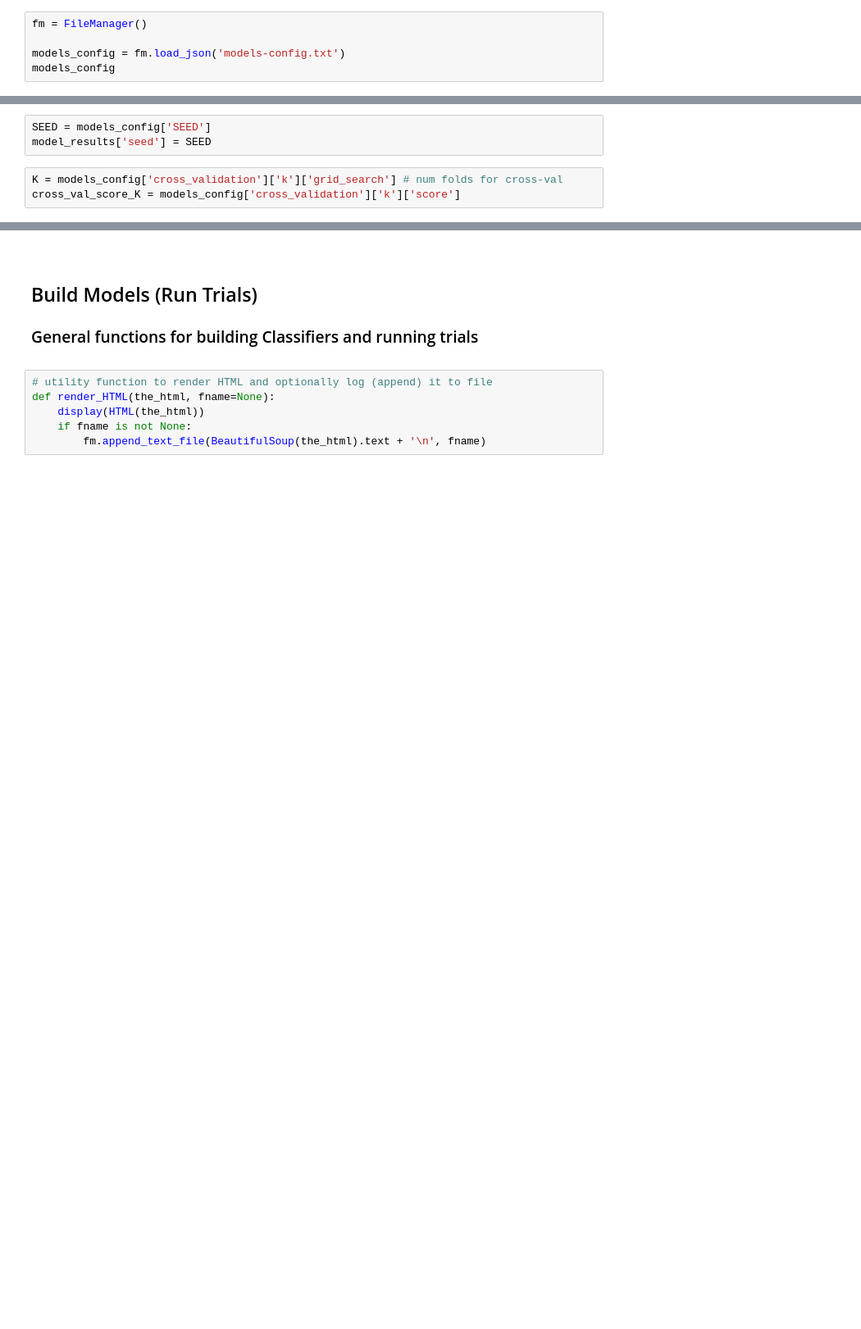
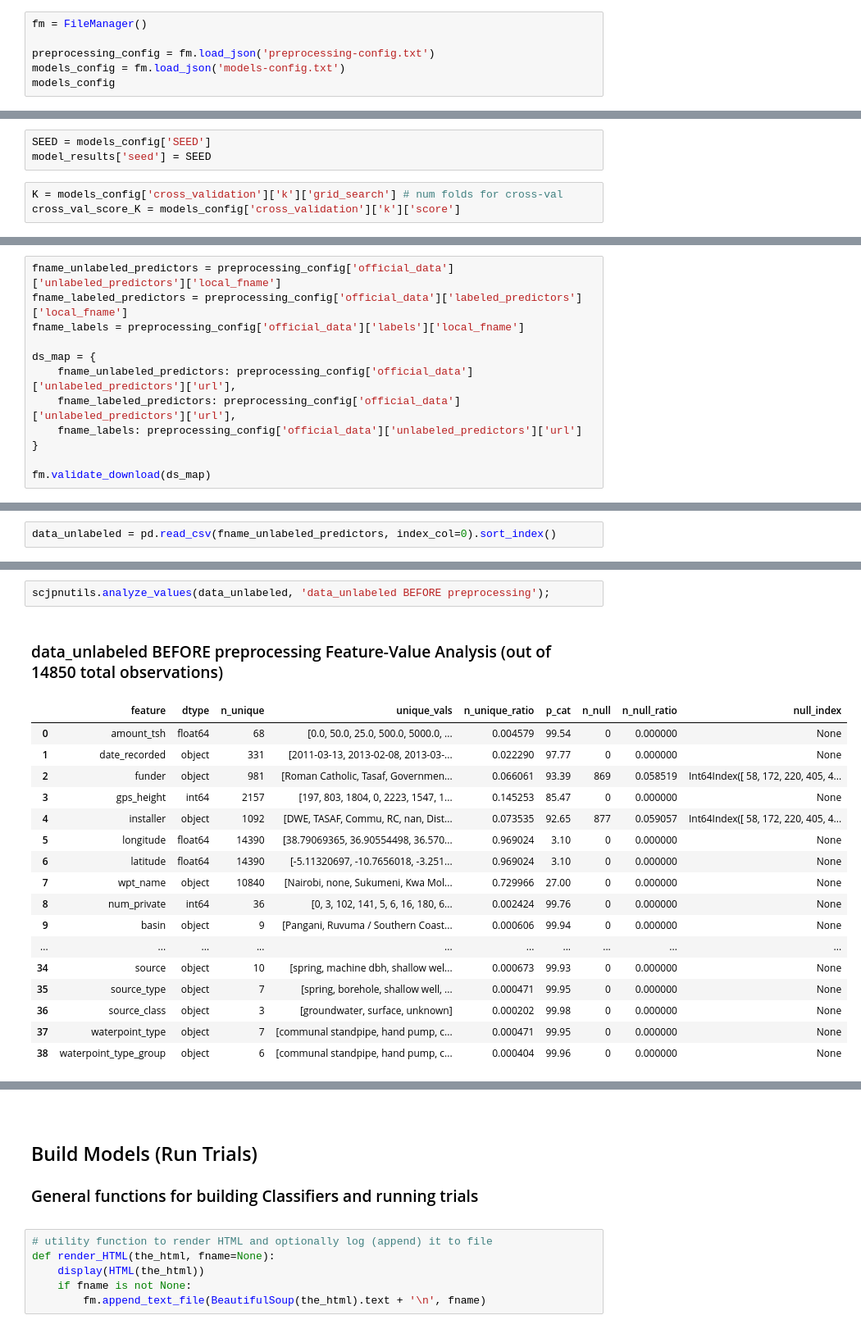
Before and after one commit to sacontreras/dsc-mod-3-project-v2-1-online-ds-sp-000, a Jupyter notebook: models.ipynb, the cells around one changed output, grey strips where cells are left out. Shown at 82% size. Cells and saved outputs as stored; diff of their text form; blank space fills up the shorter version.

```diff
--- a/models.ipynb
+++ b/models.ipynb
@@ -39,6 +42,7 @@ LOG_MODEL_TRIALS = True
 # %%
 fm = FileManager()
 
+preprocessing_config = fm.load_json('preprocessing-config.txt')
 models_config = fm.load_json('models-config.txt')
 models_config
 # %% [output]
@@ -203,0 +121,12 @@ NameError: name 'data_ALL_labeled_with_target' is not defined
+# %%
+fname_unlabeled_predictors = preprocessing_config['official_data']['unlabeled_predictors']['local_fname']
+fname_labeled_predictors = preprocessing_config['official_data']['labeled_predictors']['local_fname']
+fname_labels = preprocessing_config['official_data']['labels']['local_fname']
+
+ds_map = {
+    fname_unlabeled_predictors: preprocessing_config['official_data']['unlabeled_predictors']['url'],
+    fname_labeled_predictors: preprocessing_config['official_data']['unlabeled_predictors']['url'],
+    fname_labels: preprocessing_config['official_data']['unlabeled_predictors']['url']
+}
+
+fm.validate_download(ds_map)
@@ -203,0 +160,2 @@ NameError: name 'data_ALL_labeled_with_target' is not defined
+# %%
+data_unlabeled = pd.read_csv(fname_unlabeled_predictors, index_col=0).sort_index()
@@ -203,0 +337,21 @@ NameError: name 'data_ALL_labeled_with_target' is not defined
+# %%
+scjpnutils.analyze_values(data_unlabeled, 'data_unlabeled BEFORE preprocessing');
+# %% [output]
+data_unlabeled BEFORE preprocessing Feature-Value Analysis (out of 14850 total observations)
+|  | feature | dtype | n_unique | unique_vals | n_unique_ratio | p_cat | n_null | n_null_ratio | null_index |
+| 0 | amount_tsh | float64 | 68 | [0.0, 50.0, 25.0, 500.0, 5000.0, ... | 0.004579 | 99.54 | 0 | 0.000000 | None |
+| 1 | date_recorded | object | 331 | [2011-03-13, 2013-02-08, 2013-03-... | 0.022290 | 97.77 | 0 | 0.000000 | None |
+| 2 | funder | object | 981 | [Roman Catholic, Tasaf, Governmen... | 0.066061 | 93.39 | 869 | 0.058519 | Int64Index([ 58, 172, 220, 405, 4... |
+| 3 | gps_height | int64 | 2157 | [197, 803, 1804, 0, 2223, 1547, 1... | 0.145253 | 85.47 | 0 | 0.000000 | None |
+| 4 | installer | object | 1092 | [DWE, TASAF, Commu, RC, nan, Dist... | 0.073535 | 92.65 | 877 | 0.059057 | Int64Index([ 58, 172, 220, 405, 4... |
+| 5 | longitude | float64 | 14390 | [38.79069365, 36.90554498, 36.570... | 0.969024 | 3.10 | 0 | 0.000000 | None |
+| 6 | latitude | float64 | 14390 | [-5.11320697, -10.7656018, -3.251... | 0.969024 | 3.10 | 0 | 0.000000 | None |
+| 7 | wpt_name | object | 10840 | [Nairobi, none, Sukumeni, Kwa Mol... | 0.729966 | 27.00 | 0 | 0.000000 | None |
+| 8 | num_private | int64 | 36 | [0, 3, 102, 141, 5, 6, 16, 180, 6... | 0.002424 | 99.76 | 0 | 0.000000 | None |
+| 9 | basin | object | 9 | [Pangani, Ruvuma / Southern Coast... | 0.000606 | 99.94 | 0 | 0.000000 | None |
+| ... | ... | ... | ... | ... | ... | ... | ... | ... | ... |
+| 34 | source | object | 10 | [spring, machine dbh, shallow wel... | 0.000673 | 99.93 | 0 | 0.000000 | None |
+| 35 | source_type | object | 7 | [spring, borehole, shallow well, ... | 0.000471 | 99.95 | 0 | 0.000000 | None |
+| 36 | source_class | object | 3 | [groundwater, surface, unknown] | 0.000202 | 99.98 | 0 | 0.000000 | None |
+| 37 | waterpoint_type | object | 7 | [communal standpipe, hand pump, c... | 0.000471 | 99.95 | 0 | 0.000000 | None |
+| 38 | waterpoint_type_group | object | 6 | [communal standpipe, hand pump, c... | 0.000404 | 99.96 | 0 | 0.000000 | None |
```
Also changed, not shown: parts of 78 cells of this notebook, 5 other files.
